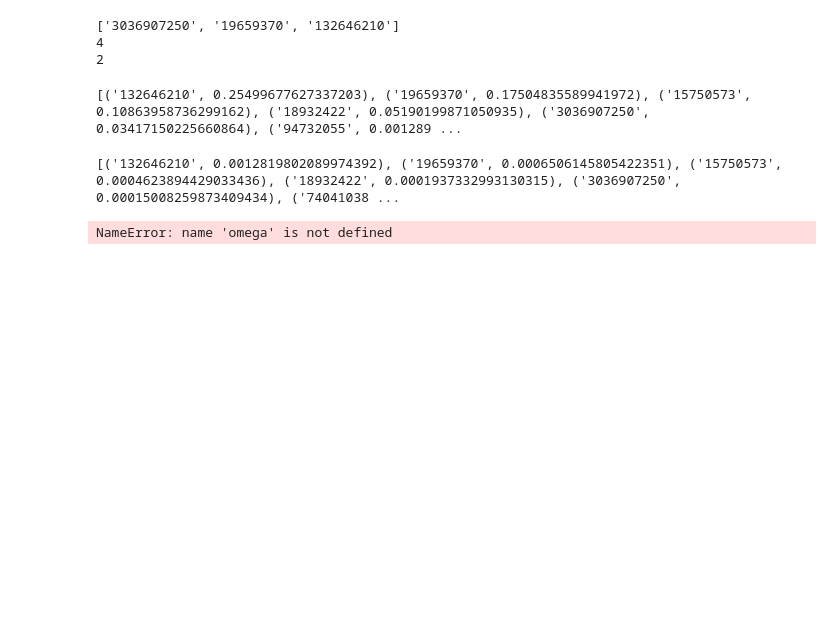
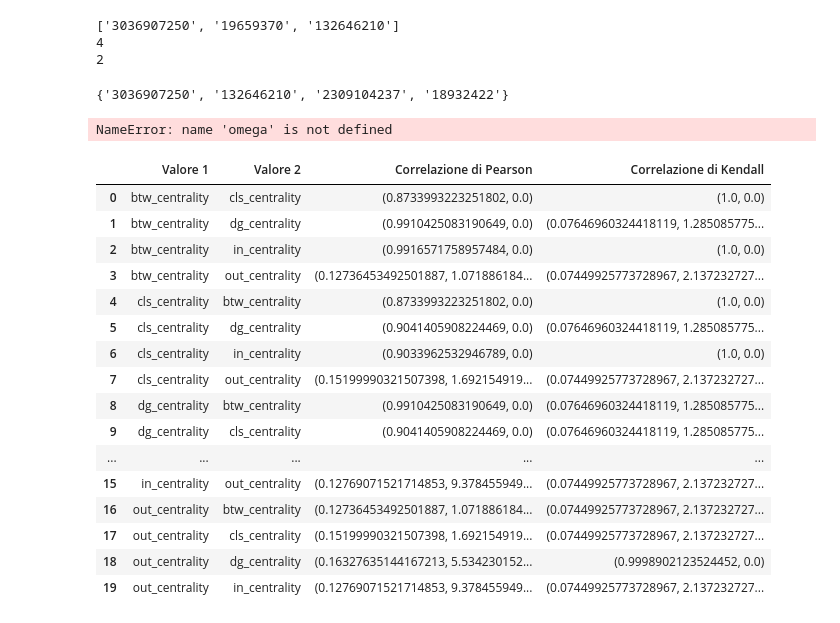
Before and after one commit to frarzo/SocialComputing2020, a Jupyter notebook: SC_progetto.ipynb, the cells around one changed output. Saved outputs shown, nothing was run; the diff lists cells and outputs as text; code cells hidden in the pictures; blank space fills up the shorter version.

```diff
--- a/SC_progetto.ipynb
+++ b/SC_progetto.ipynb
@@ -422,29 +422,29 @@ print(raggio)
 2
 # %%
 #9 Misure di centralità sul grafo completo
-#btw_centrality = nx.betweenness_centrality(twitter_graph)
+btw_centrality = nx.betweenness_centrality(twitter_graph)
 #print("")
 #btw_centrality=sorted(btw_centrality.items(),key=lambda x:x[1],reverse=True)
 #print(btw_centrality)
-#cls_centrality = nx.closeness_centrality(sub_twitter_graph)
+cls_centrality = nx.closeness_centrality(twitter_graph)
 #cls_centrality = sorted(cls_centrality.items(),key=lambda x:x[1],reverse=True)
 #print(cls_centrality)
-#dg_centrality = nx.degree_centrality(twitter_graph)
+dg_centrality = nx.degree_centrality(twitter_graph)
 #dg_centrality=sorted(dg_centrality.items(),key=lambda x:x[1],reverse=True)
 #print(dg_centrality)
 
-#in_centrality= nx.in_degree_centrality(twitter_graph)
+in_centrality= nx.in_degree_centrality(twitter_graph)
 #in_centrality=sorted(in_centrality.items(),key=lambda x:x[1],reverse=True)
 #print(in_centrality)
-#out_centrality= nx.out_degree_centrality(twitter_graph)
+out_centrality= nx.out_degree_centrality(twitter_graph)
+#out_centrality=sorted(out_centrality.items(),key=lambda x:x[1],reverse=True)
 #print(out_centrality)
 #valori di centralità
-#undirect_centralities=[btw_centrality,cls_centrality,dg_centrality]
-#direct_centralities=[in_centrality,out_centrality]
+
 
 #pagerank= nx.pagerank(twitter_graph)
 #pagerank=sorted(pagerank.items(),key=lambda x:x[1],reverse=True)
-#centralities= [btw_centrality,cls_centrality,dg_centrality,in_centrality,out_centrality]
+centralities= [btw_centrality,cls_centrality,dg_centrality,in_centrality,out_centrality]
 #print(pagerank[:5])
 
 #hits= nx.hits(twitter_graph)
@@ -454,21 +454,15 @@ print(raggio)
 #hits_authorities=hits[1]
 #hits_authorities=sorted(hits_authorities.items(),key=lambda x:x[1],reverse=True)
 #print(hits_authorities[:5])
-# %% [output]
-[('132646210', 0.25499677627337203), ('19659370', 0.17504835589941972), ('15750573', 0.10863958736299162), ('18932422', 0.05190199871050935), ('3036907250', 0.03417150225660864), ('94732055', 0.001289 ...
 # %%
 #9 Misure di centralità sul sotto-grafo
-btw_centrality = nx.betweenness_centrality(sub_twitter_graph)
-#print(btw_centrality)
-btw_centrality=sorted(btw_centrality.items(),key=lambda x:x[1],reverse=True)
-print(btw_centrality)
-# %% [output]
-[('132646210', 0.0012819802089974392), ('19659370', 0.0006506145805422351), ('15750573', 0.0004623894429033436), ('18932422', 0.0001937332993130315), ('3036907250', 0.00015008259873409434), ('74041038 ...
 # %%
 #Sottografo del nodo KevinRoitero
-sub_graph_KevinRoitero = nx.ego_graph(twitter_graph, "3036907250")
+sub_graph_KevinRoitero = nx.ego_graph(twitter_graph.reverse(), "3036907250")
 disegna_grafo(sub_graph_KevinRoitero)
 print(clique.max_clique(sub_graph_KevinRoitero))
+# %% [output]
+{'3036907250', '132646210', '2309104237', '18932422'}
 # %%
 #11 copertua minima degli archi
 nx.min_edge_cover(undirected_twitter_graph)
@@ -483,33 +477,51 @@ NameError: name 'omega' is not defined
 # %%
 #13 Correlazione di Pearson e di Kendall
 
 columns=["name","value"]
 centralita_df = pd.DataFrame(columns=columns)
 rows = [["btw_centrality",btw_centrality],["cls_centrality",cls_centrality],["dg_centrality",dg_centrality],["in_centrality",in_centrality],["out_centrality",out_centrality]]
 #Creazione df contenente tipologia_misura : valore
 for row in rows:
     centralita_df.loc[len(centralita_df)] = row
 #print(centralita_df)
 
 #Creazione df contenente  tipologia_misura_1 , tipologia_misura_2, valore_correlazione_1 , valore_correlazione_2
-columns=["name_1","name_2","pearson", "kendall"]
+columns=["Valore 1","Valore 2","Correlazione di Pearson", "Correlazione di Kendall"]
 result= pd.DataFrame(columns=columns)
 
 for index, param_1 in centralita_df.iterrows():
     for index, param_2 in centralita_df.iterrows():
         if(param_1["name"] != param_2["name"]):
             name_1= param_1["name"]
             name_2= param_2["name"]
             array_1= np.array(list(param_1["value"].values()), dtype=float)
             array_2= np.array(list(param_2["value"].values()), dtype=float)
             pearson= stats.pearsonr(array_1,array_2)
             kendall= stats.kendalltau(array_1,array_2)
             new_row = {
-            'name_1': name_1,
-            'name_2': name_2,
-            'pearson': pearson,
-            'kendall': kendall
+            'Valore 1': name_1,
+            'Valore 2': name_2,
+            'Correlazione di Pearson': pearson,
+            'Correlazione di Kendall': kendall
                 }
             result = result.append(new_row, ignore_index=True)
 
 result
+# %% [output]
+|  | Valore 1 | Valore 2 | Correlazione di Pearson | Correlazione di Kendall |
+| 0 | btw_centrality | cls_centrality | (0.8733993223251802, 0.0) | (1.0, 0.0) |
+| 1 | btw_centrality | dg_centrality | (0.9910425083190649, 0.0) | (0.07646960324418119, 1.285085775... |
+| 2 | btw_centrality | in_centrality | (0.9916571758957484, 0.0) | (1.0, 0.0) |
+| 3 | btw_centrality | out_centrality | (0.12736453492501887, 1.071886184... | (0.07449925773728967, 2.137232727... |
+| 4 | cls_centrality | btw_centrality | (0.8733993223251802, 0.0) | (1.0, 0.0) |
+| 5 | cls_centrality | dg_centrality | (0.9041405908224469, 0.0) | (0.07646960324418119, 1.285085775... |
+| 6 | cls_centrality | in_centrality | (0.9033962532946789, 0.0) | (1.0, 0.0) |
+| 7 | cls_centrality | out_centrality | (0.15199990321507398, 1.692154919... | (0.07449925773728967, 2.137232727... |
+| 8 | dg_centrality | btw_centrality | (0.9910425083190649, 0.0) | (0.07646960324418119, 1.285085775... |
+| 9 | dg_centrality | cls_centrality | (0.9041405908224469, 0.0) | (0.07646960324418119, 1.285085775... |
+| ... | ... | ... | ... | ... |
+| 15 | in_centrality | out_centrality | (0.12769071521714853, 9.378455949... | (0.07449925773728967, 2.137232727... |
+| 16 | out_centrality | btw_centrality | (0.12736453492501887, 1.071886184... | (0.07449925773728967, 2.137232727... |
+| 17 | out_centrality | cls_centrality | (0.15199990321507398, 1.692154919... | (0.07449925773728967, 2.137232727... |
+| 18 | out_centrality | dg_centrality | (0.16327635144167213, 5.534230152... | (0.9998902123524452, 0.0) |
+| 19 | out_centrality | in_centrality | (0.12769071521714853, 9.378455949... | (0.07449925773728967, 2.137232727... |
```
Also changed, not shown: 8 other files.
